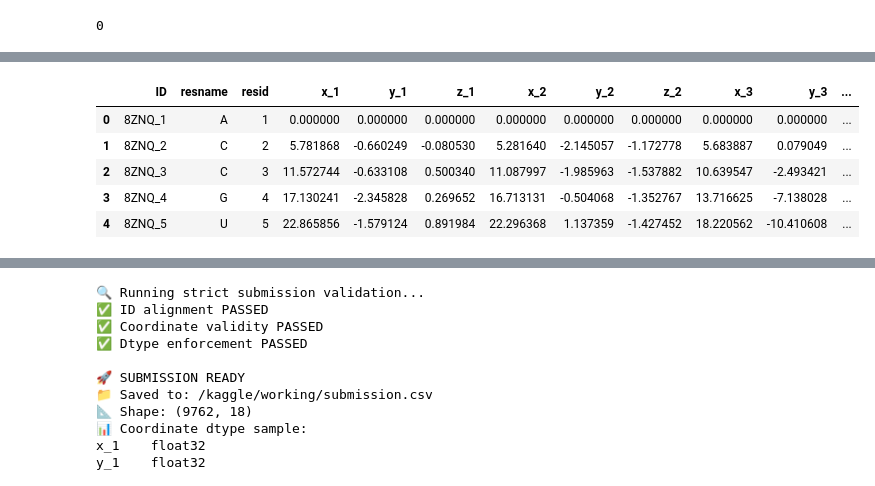
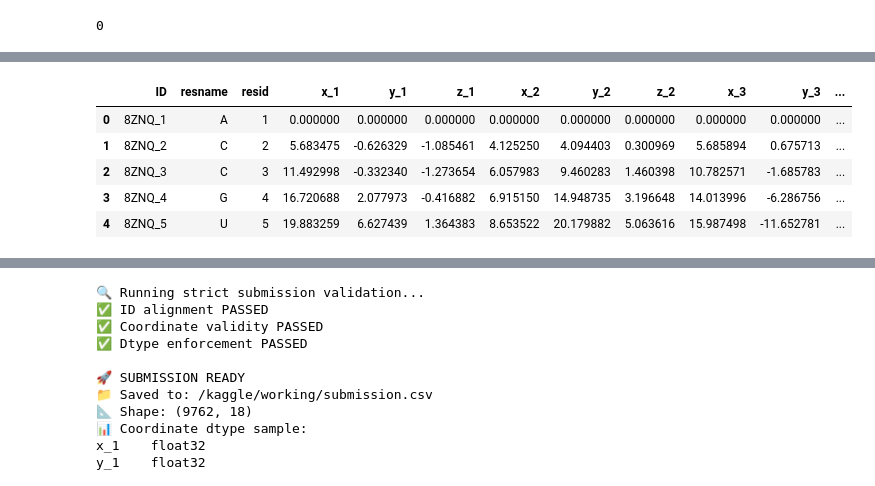
Before and after one commit to ubermanproductionsva-jpg/helix-rna-folding-engine, a Jupyter notebook: fork-of-helix-geometry-baseline-v1-ipynb-1e75ae.ipynb, the cells around one changed output, grey strips where cells are left out. Saved outputs shown, nothing was run; the diff lists cells and outputs as text; code cells hidden in the pictures.

Commit message:
Kaggle Notebook | Fork of HELIX_GEOMETRY_BASELINE_v1.ipynb 1e75ae | HELIX_V08_DISTANCE_SHAPED_COMPACT_EXPANSIVE_FINAL

```diff
--- a/fork-of-helix-geometry-baseline-v1-ipynb-1e75ae.ipynb
+++ b/fork-of-helix-geometry-baseline-v1-ipynb-1e75ae.ipynb
@@ -510,5 +344,5 @@ gc.collect()
 # %%
-# 11 — STRUCTURAL VARIABILITY ENGINE (FINAL — ID SAFE + PARSE SAFE)
+# 11 — HELIX_V08_DISTANCE_SHAPED_COMPACT_EXPANSIVE
 
 import hashlib
 import numpy as np
@@ -521,8 +355,6 @@ ENSEMBLE_SIZE = 5
 TARGET_STEP = np.float32(5.82)
 EPS = np.float32(1e-8)
 
-print("🧬 Building structural-variability submission (final)...")
-
 def normalize(v):
     v = np.asarray(v, dtype=np.float32)
     n = np.linalg.norm(v)
@@ -530,20 +362,9 @@ def normalize(v):
         return np.array([1.0, 0.0, 0.0], dtype=np.float32)
     return v / n
 
-def stable_seed(text):
+def seed(text):
     return int(hashlib.md5(text.encode()).hexdigest()[:8], 16)
 
-def orthogonal_unit(v, rng):
-    v = normalize(v)
-    ref = np.array([0,0,1], dtype=np.float32)
-    if abs(np.dot(v, ref)) > 0.9:
-        ref = np.array([0,1,0], dtype=np.float32)
-    u = normalize(np.cross(v, ref))
-    if rng.random() < 0.5:
-        u = -u
-    return u
-
-# --- PRECOMPUTE STRUCTURES ---
 target_structures = {}
 
 for _, row in test_df.iterrows():
@@ -554,57 +375,79 @@ for _, row in test_df.iterrows():
     ensemble_coords = []
 
     for m in range(ENSEMBLE_SIZE):
-        rng = np.random.default_rng(stable_seed(f"{target_id}_{m}"))
+        rng = np.random.default_rng(seed(f"{target_id}_{m}"))
 
         coords = np.zeros((L,3), dtype=np.float32)
-        direction = normalize(np.array([1.0, 0.2*m, 0.1*(m-2)], dtype=np.float32))
+
+        direction = normalize(np.array([1.0, 0.25*m, 0.15*(m-2)], dtype=np.float32))
         phase = rng.uniform(0, 2*np.pi)
 
         for i in range(1, L):
-            ortho1 = orthogonal_unit(direction, rng)
-            ortho2 = normalize(np.cross(direction, ortho1))
+
+            # --- CURVATURE BACKBONE ---
+            ortho = normalize(np.cross(direction, np.array([0,0,1], dtype=np.float32)))
+            twist = normalize(np.cross(direction, ortho))
 
             curve = (
-                np.sin(phase)*ortho1 +
-                0.3*np.cos(phase*0.7)*ortho2
+                np.sin(phase) * ortho +
+                0.35 * np.cos(phase * 0.7) * twist
             )
 
-            if i % (10 + m*2) == 0:
-                curve += 0.3 * ortho1
+            direction = normalize(0.90 * direction + 0.55 * curve)
 
-            if i % (15 + m*3) in (0,1):
-                curve += 0.2 * (np.sin(phase)*ortho1 + np.cos(phase)*ortho2)
-
-            direction = normalize(0.92*direction + 0.5*curve)
+            # --- STEP ---
             coords[i] = coords[i-1] + direction * TARGET_STEP
 
-            phase += 0.4 + 0.1*m
+            # 🔥 DISTANCE SHAPING
+            if i > 8:
+
+                # --- SHORT RANGE ATTRACTOR ---
+                k1 = 2 + (i % 3)
+                alpha1 = 0.10 + 0.02 * m
+
+                # --- MID RANGE ATTRACTOR ---
+                k2 = 5 + (i % 4)
+                alpha2 = 0.06 + 0.015 * m
+
+                # --- REPULSION (prevents collapse) ---
+                k3 = 9 + (i % 5)
+                beta = 0.07 + 0.02 * m
+
+                # --- APPLY FORCES ---
+                coords[i] += alpha1 * (coords[i-k1] - coords[i])
+                coords[i] += alpha2 * (coords[i-k2] - coords[i])
+                coords[i] += beta  * (coords[i] - coords[i-k3])
+
+                # --- PHASE MODULATION ---
+                coords[i] += 0.03 * np.sin(phase) * ortho
+
+                # --- STEP RENORMALIZATION ---
+                step_vec = coords[i] - coords[i-1]
+                step_vec = normalize(step_vec) * TARGET_STEP
+                coords[i] = coords[i-1] + step_vec
+
+            phase += 0.45 + 0.12 * m
 
         ensemble_coords.append(coords)
 
     target_structures[target_id] = ensemble_coords
 
-# --- BUILD SUBMISSION FROM SAMPLE ---
+# --- BUILD FROM SAMPLE ---
 submission = sample.copy()
 
-# 🔥 FIX dtype BEFORE assignment
 coord_cols = [c for c in submission.columns if c.startswith(("x_", "y_", "z_"))]
 submission[coord_cols] = submission[coord_cols].astype(np.float32)
 
 for idx, row in submission.iterrows():
-    full_id = row["ID"]
-
-    # 🔥 CRITICAL FIX — RIGHT SPLIT
-    target_id, resid = full_id.rsplit("_", 1)
+    target_id, resid = row["ID"].rsplit("_", 1)
     resid = int(resid) - 1
 
     for m in range(ENSEMBLE_SIZE):
-        coords = target_structures[target_id][m][resid]
+        xyz = target_structures[target_id][m][resid]
+        submission.at[idx, f"x_{m+1}"] = xyz[0]
+        submission.at[idx, f"y_{m+1}"] = xyz[1]
+        submission.at[idx, f"z_{m+1}"] = xyz[2]
 
-        submission.at[idx, f"x_{m+1}"] = coords[0]
-        submission.at[idx, f"y_{m+1}"] = coords[1]
-        submission.at[idx, f"z_{m+1}"] = coords[2]
-
-print("✅ Submission built — TRUE ID alignment preserved")
+print("🔥 HELIX_V08 submission ready")
 display(submission.head())
 # %% [output]
@@ -613,6 +455,6 @@ display(submission.head())
 |  | ID | resname | resid | x_1 | y_1 | z_1 | x_2 | y_2 | z_2 | x_3 | y_3 | ... |
 | 0 | 8ZNQ_1 | A | 1 | 0.000000 | 0.000000 | 0.000000 | 0.000000 | 0.000000 | 0.000000 | 0.000000 | 0.000000 | ... |
-| 1 | 8ZNQ_2 | C | 2 | 5.781868 | -0.660249 | -0.080530 | 5.281640 | -2.145057 | -1.172778 | 5.683887 | 0.079049 | ... |
-| 2 | 8ZNQ_3 | C | 3 | 11.572744 | -0.633108 | 0.500340 | 11.087997 | -1.985963 | -1.537882 | 10.639547 | -2.493421 | ... |
-| 3 | 8ZNQ_4 | G | 4 | 17.130241 | -2.345828 | 0.269652 | 16.713131 | -0.504068 | -1.352767 | 13.716625 | -7.138028 | ... |
-| 4 | 8ZNQ_5 | U | 5 | 22.865856 | -1.579124 | 0.891984 | 22.296368 | 1.137359 | -1.427452 | 18.220562 | -10.410608 | ... |
+| 1 | 8ZNQ_2 | C | 2 | 5.683475 | -0.626329 | -1.085461 | 4.125250 | 4.094403 | 0.300969 | 5.685894 | 0.675713 | ... |
+| 2 | 8ZNQ_3 | C | 3 | 11.492998 | -0.332340 | -1.273654 | 6.057983 | 9.460283 | 1.460398 | 10.782571 | -1.685783 | ... |
+| 3 | 8ZNQ_4 | G | 4 | 16.720688 | 2.077973 | -0.416882 | 6.915150 | 14.948735 | 3.196648 | 14.013996 | -6.286756 | ... |
+| 4 | 8ZNQ_5 | U | 5 | 19.883259 | 6.627439 | 1.364383 | 8.653522 | 20.179882 | 5.063616 | 15.987498 | -11.652781 | ... |
```
Also changed, not shown: parts of 17 cells of this notebook.
